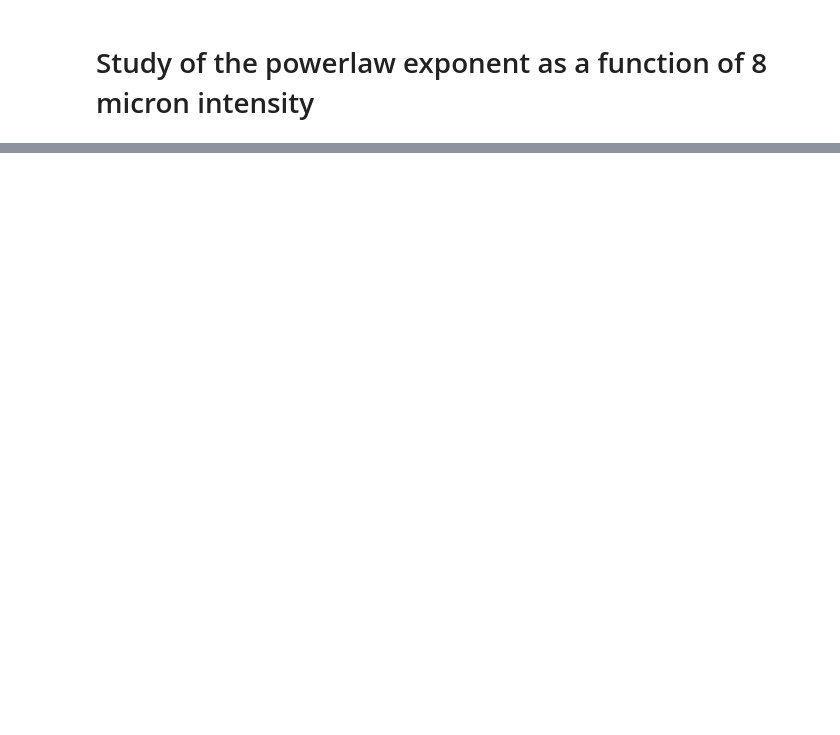
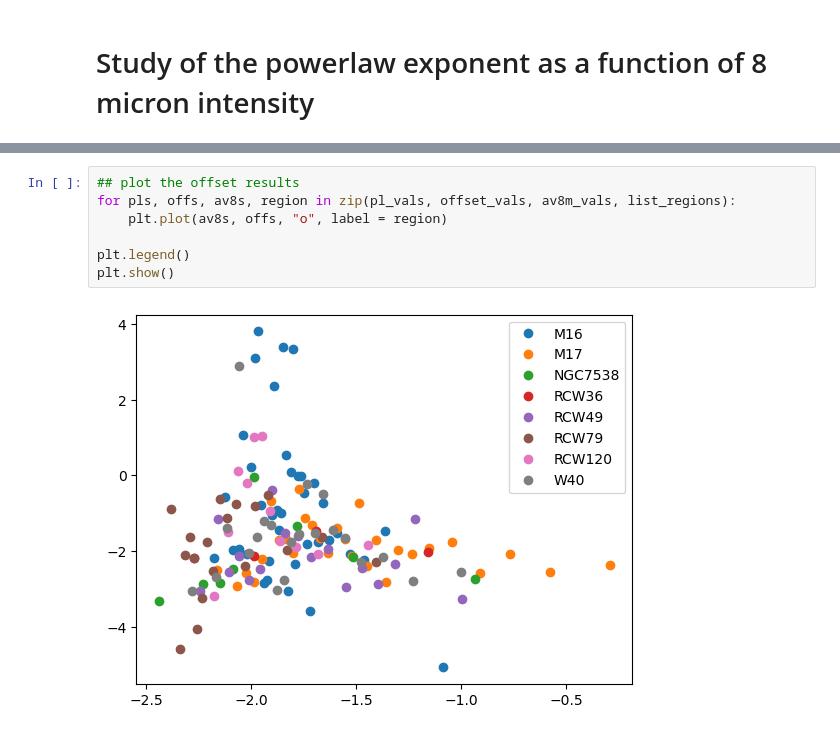
Before and after one commit to lmlb-astro/CII_intensity_correlations, a Jupyter notebook: PLexponent_vs_8micron.ipynb, the cells around one changed output, grey strips where cells are left out. Cells and saved outputs as stored; diff of their text form; blank space fills up the shorter version.

```diff
--- a/PLexponent_vs_8micron.ipynb
+++ b/PLexponent_vs_8micron.ipynb
@@ -90,0 +104,9 @@ Analyzing CYGNUSX
+# %%
+## plot the offset results
+for pls, offs, av8s, region in zip(pl_vals, offset_vals, av8m_vals, list_regions):
+    plt.plot(av8s, offs, "o", label = region)
+
+plt.legend()
+plt.show()
+# %% [output]
+[figure, added]
```
Also changed, not shown: parts of 4 cells of this notebook.
